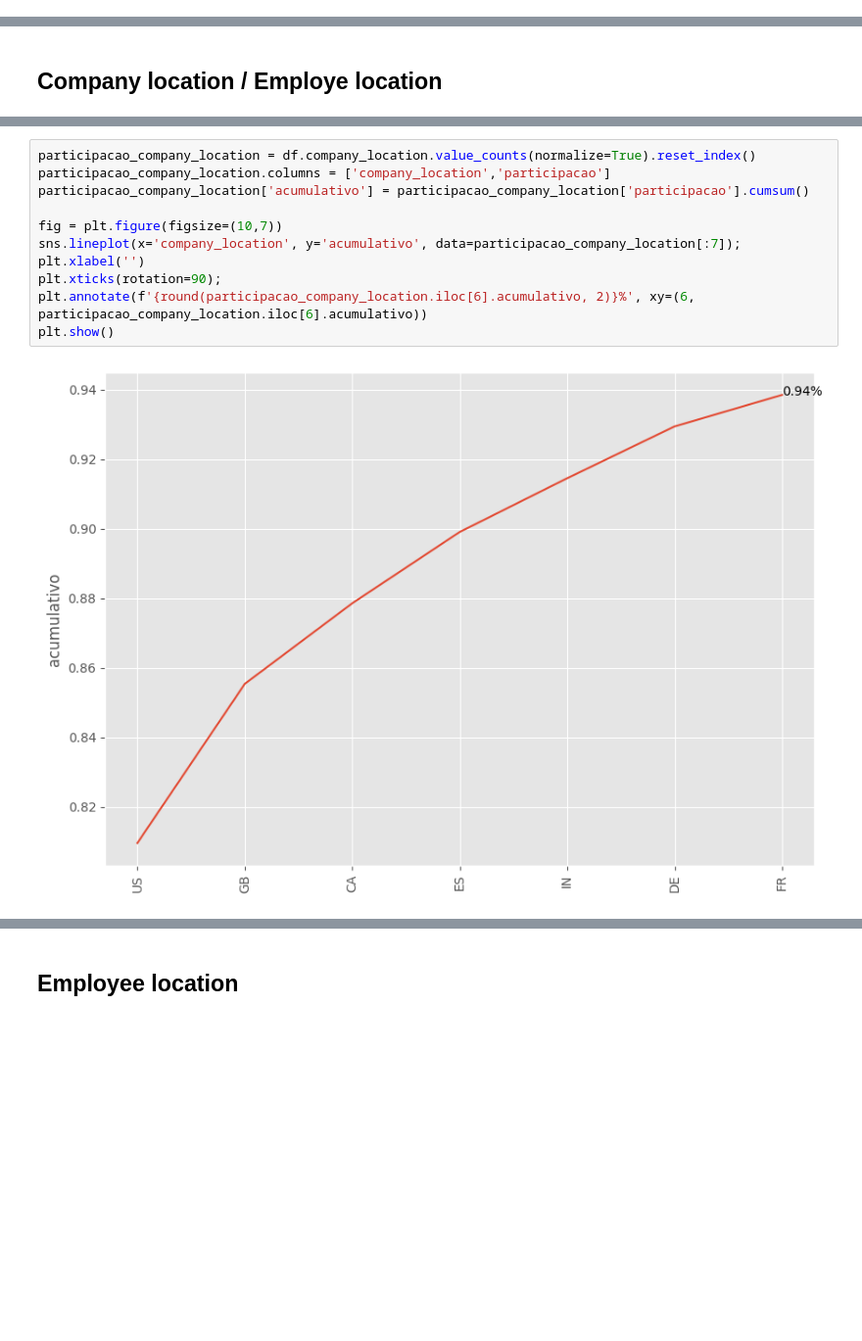
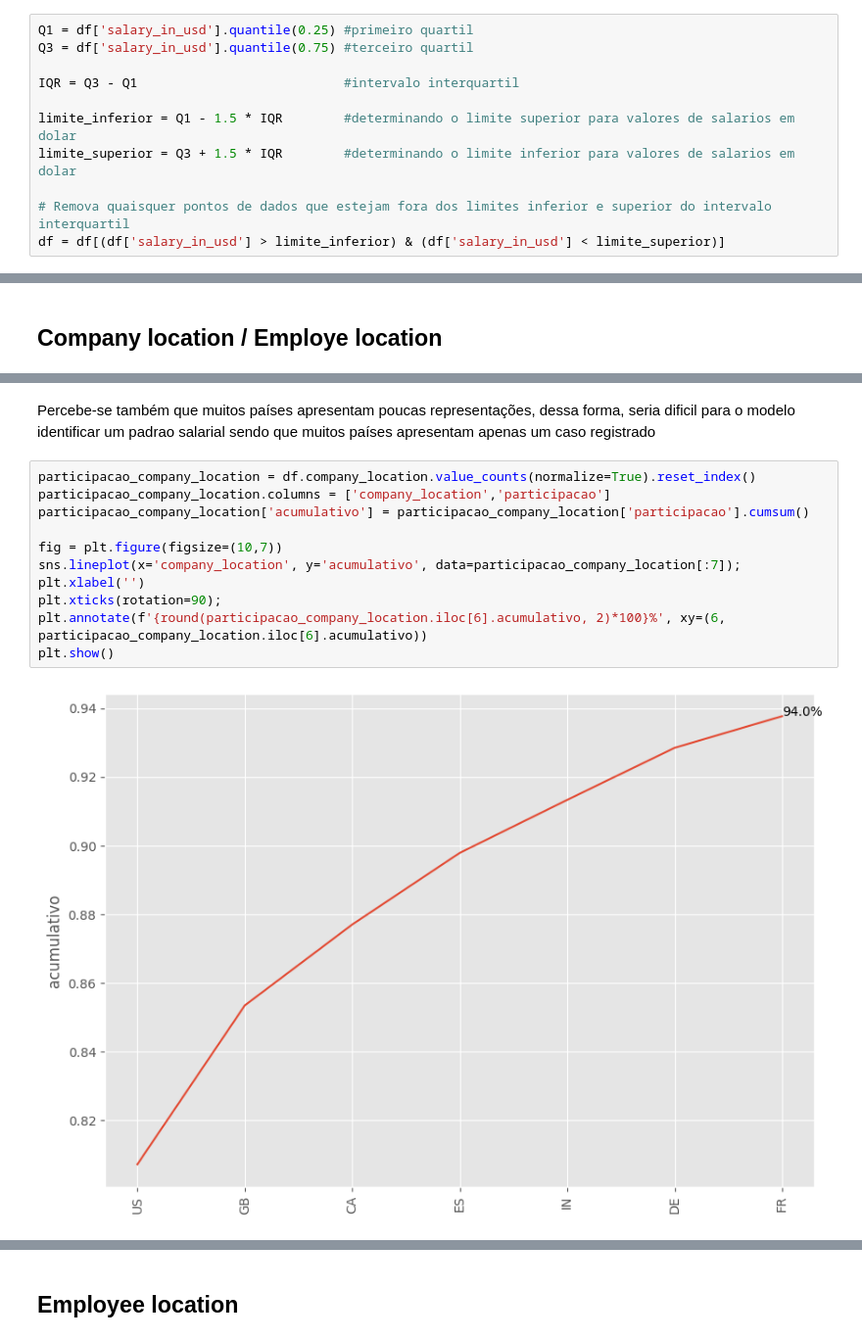
Before and after one commit to IgorEisenlohr/MVP-sprint1, a Jupyter notebook: MVP_SPRINT1_DATASCIENCE.ipynb, the cells around one changed output, grey strips where cells are left out. Shown at 98% size. Saved outputs shown, nothing was run; the diff lists cells and outputs as text; blank space fills up the shorter version.

```diff
--- a/MVP_SPRINT1_DATASCIENCE.ipynb
+++ b/MVP_SPRINT1_DATASCIENCE.ipynb
@@ -246,0 +271,11 @@ df = df.drop(columns=['salary']) #removendo a coluna com salários em moedas dis
+# %%
+Q1 = df['salary_in_usd'].quantile(0.25) #primeiro quartil
+Q3 = df['salary_in_usd'].quantile(0.75) #terceiro quartil
+
+IQR = Q3 - Q1                           #intervalo interquartil
+
+limite_inferior = Q1 - 1.5 * IQR        #determinando o limite superior para valores de salarios em dolar
+limite_superior = Q3 + 1.5 * IQR        #determinando o limite inferior para valores de salarios em dolar
+
+# Remova quaisquer pontos de dados que estejam fora dos limites inferior e superior do intervalo interquartil
+df = df[(df['salary_in_usd'] > limite_inferior) & (df['salary_in_usd'] < limite_superior)]
@@ -410,13 +477,15 @@ plt.show()
+# %% [markdown]
+Percebe-se também que muitos países apresentam poucas representações, dessa forma, seria dificil para o modelo identificar um padrao salarial sendo que muitos países apresentam apenas um caso registrado
 # %%
 participacao_company_location = df.company_location.value_counts(normalize=True).reset_index()
 participacao_company_location.columns = ['company_location','participacao']
 participacao_company_location['acumulativo'] = participacao_company_location['participacao'].cumsum()
 
 fig = plt.figure(figsize=(10,7))
 sns.lineplot(x='company_location', y='acumulativo', data=participacao_company_location[:7]);
 plt.xlabel('')
 plt.xticks(rotation=90);
-plt.annotate(f'{round(participacao_company_location.iloc[6].acumulativo, 2)}%', xy=(6, participacao_company_location.iloc[6].acumulativo))
+plt.annotate(f'{round(participacao_company_location.iloc[6].acumulativo, 2)*100}%', xy=(6, participacao_company_location.iloc[6].acumulativo))
 plt.show()
 # %% [output]
-[figure, old version]
+[figure, new version]
```
Also changed, not shown: parts of 47 cells of this notebook.
